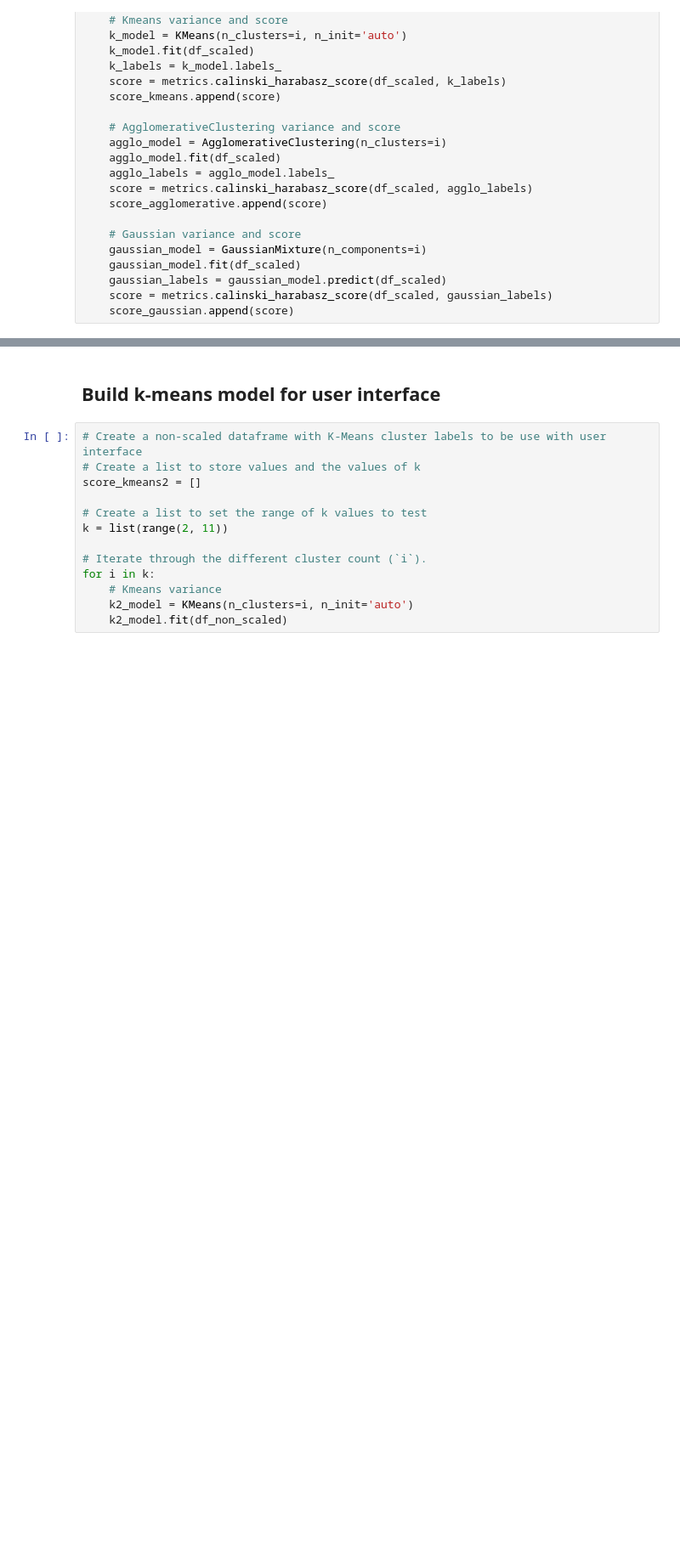
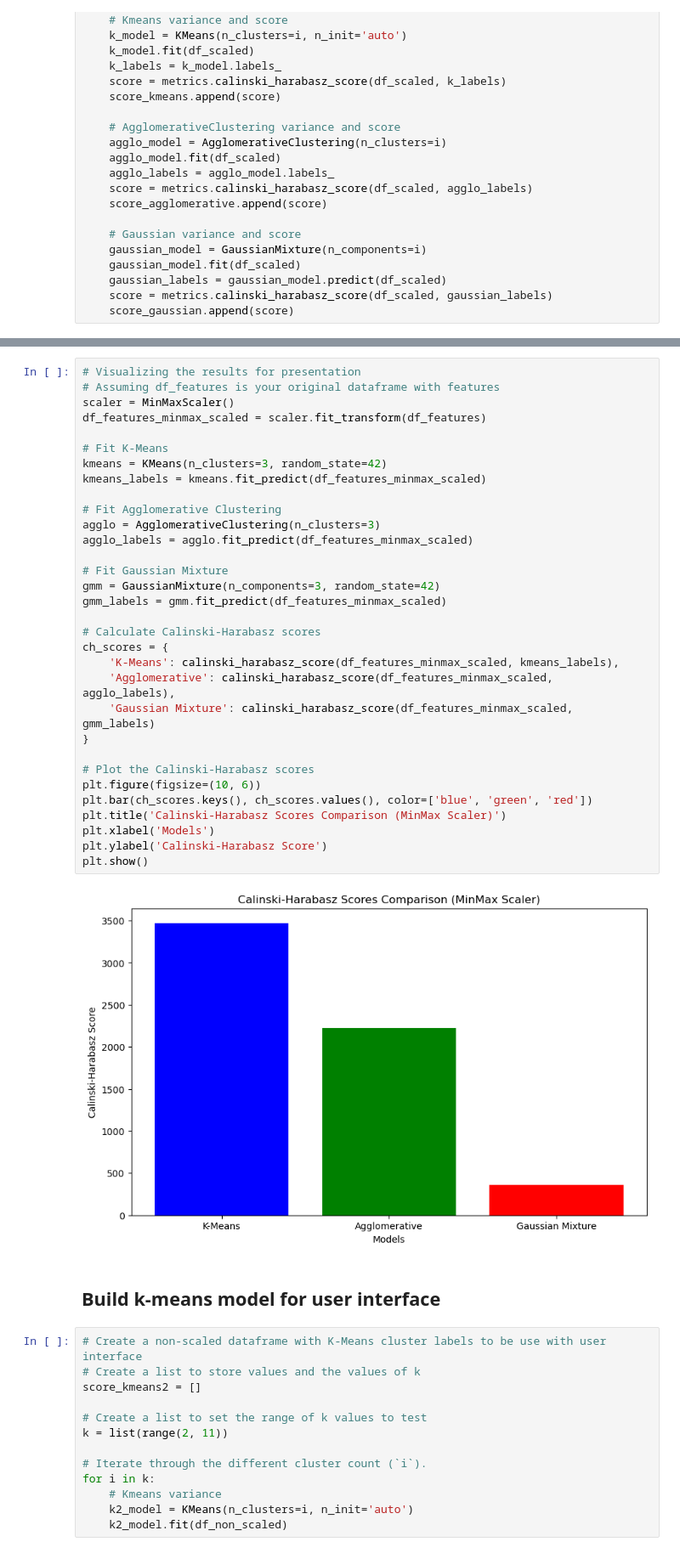
Before and after one commit to dennybett/Song-Recommendation-System, a Jupyter notebook: main.ipynb, the cells around one changed output, grey strips where cells are left out. Shown at 85% size. Drawn from its saved outputs; the diff is of its cells as text; blank space fills up the shorter version.

```diff
--- a/main.ipynb
+++ b/main.ipynb
@@ -350,3 +367,37 @@ display(score_gaussian)
+# %%
+# Visualizing the results for presentation
+# Assuming df_features is your original dataframe with features
+scaler = MinMaxScaler()
+df_features_minmax_scaled = scaler.fit_transform(df_features)
+
+# Fit K-Means
+kmeans = KMeans(n_clusters=3, random_state=42)
+kmeans_labels = kmeans.fit_predict(df_features_minmax_scaled)
+
+# Fit Agglomerative Clustering
+agglo = AgglomerativeClustering(n_clusters=3)
+agglo_labels = agglo.fit_predict(df_features_minmax_scaled)
+
+# Fit Gaussian Mixture
+gmm = GaussianMixture(n_components=3, random_state=42)
+gmm_labels = gmm.fit_predict(df_features_minmax_scaled)
+
+# Calculate Calinski-Harabasz scores
+ch_scores = {
+    'K-Means': calinski_harabasz_score(df_features_minmax_scaled, kmeans_labels),
+    'Agglomerative': calinski_harabasz_score(df_features_minmax_scaled, agglo_labels),
+    'Gaussian Mixture': calinski_harabasz_score(df_features_minmax_scaled, gmm_labels)
+}
+
+# Plot the Calinski-Harabasz scores
+plt.figure(figsize=(10, 6))
+plt.bar(ch_scores.keys(), ch_scores.values(), color=['blue', 'green', 'red'])
+plt.title('Calinski-Harabasz Scores Comparison (MinMax Scaler)')
+plt.xlabel('Models')
+plt.ylabel('Calinski-Harabasz Score')
+plt.show()
+# %% [output]
+[figure, added]
 # %% [markdown]
 ## Build k-means model for user interface
 # %%
```
Also changed, not shown: parts of 10 cells of this notebook.
